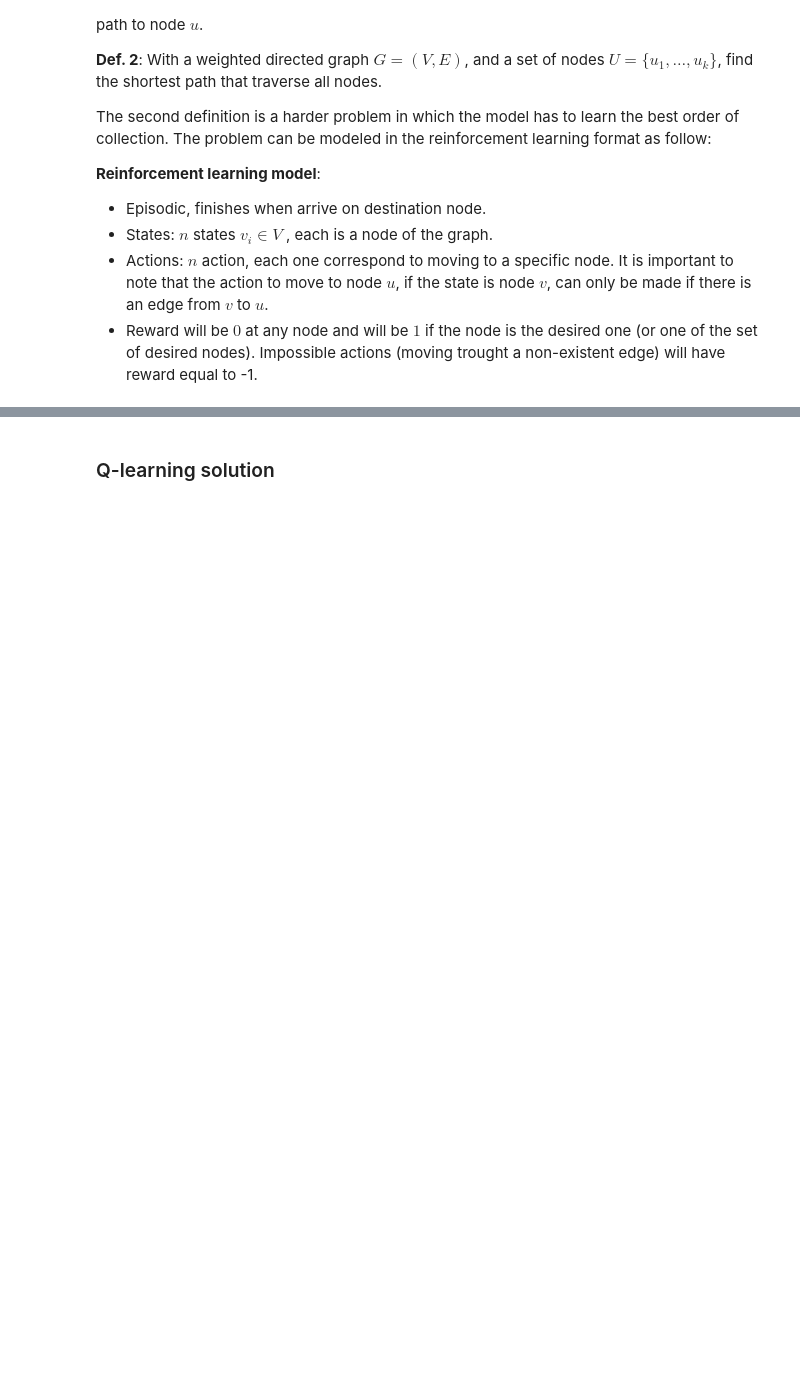
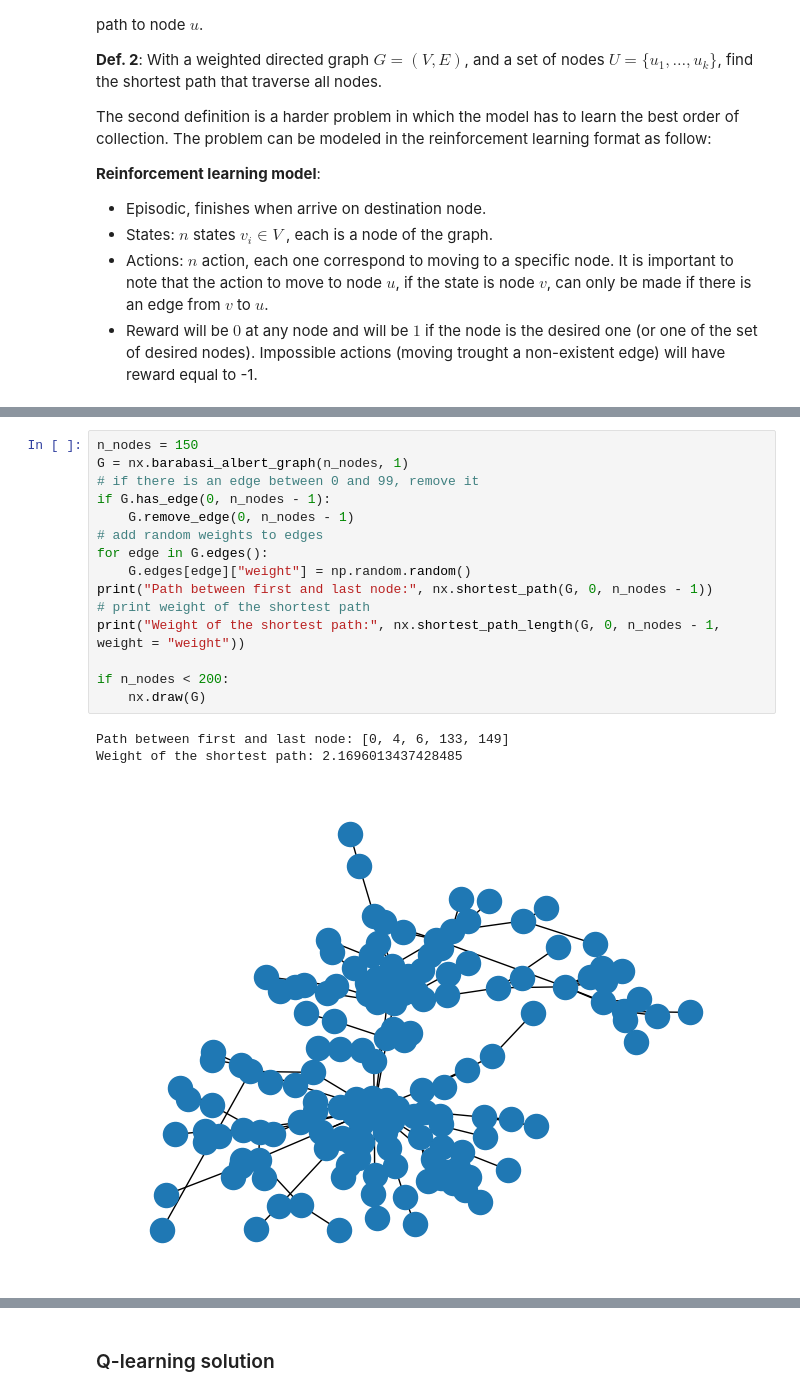
Before and after one commit to vivirodrigues/RL_Routing, a Jupyter notebook: learning_algorithms.ipynb, the cells around one changed output, grey strips where cells are left out. Cells and saved outputs as stored; diff of their text form; blank space fills up the shorter version.

```diff
--- a/learning_algorithms.ipynb
+++ b/learning_algorithms.ipynb
@@ -20,0 +29,19 @@ from tqdm import tqdm
+# %%
+n_nodes = 150
+G = nx.barabasi_albert_graph(n_nodes, 1)
+# if there is an edge between 0 and 99, remove it
+if G.has_edge(0, n_nodes - 1):
+    G.remove_edge(0, n_nodes - 1)
+# add random weights to edges
+for edge in G.edges():
+    G.edges[edge]["weight"] = np.random.random()
+print("Path between first and last node:", nx.shortest_path(G, 0, n_nodes - 1))
+# print weight of the shortest path
+print("Weight of the shortest path:", nx.shortest_path_length(G, 0, n_nodes - 1, weight = "weight"))
+
+if n_nodes < 200:
+    nx.draw(G)
+# %% [output]
+Path between first and last node: [0, 4, 6, 133, 149]
+Weight of the shortest path: 2.1696013437428485
+[figure, added]
```
Also changed, not shown: parts of 17 cells of this notebook, 1 other file.
